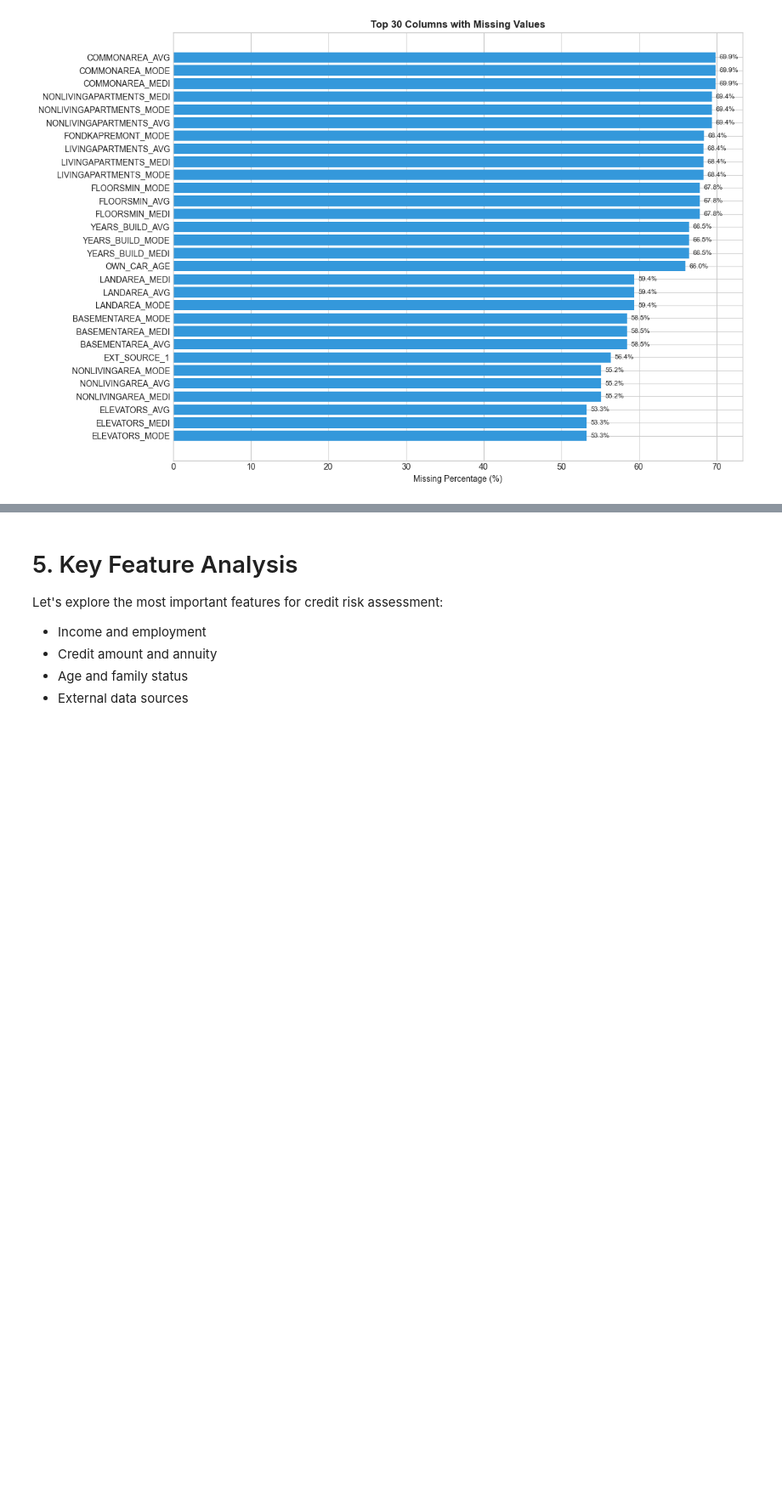
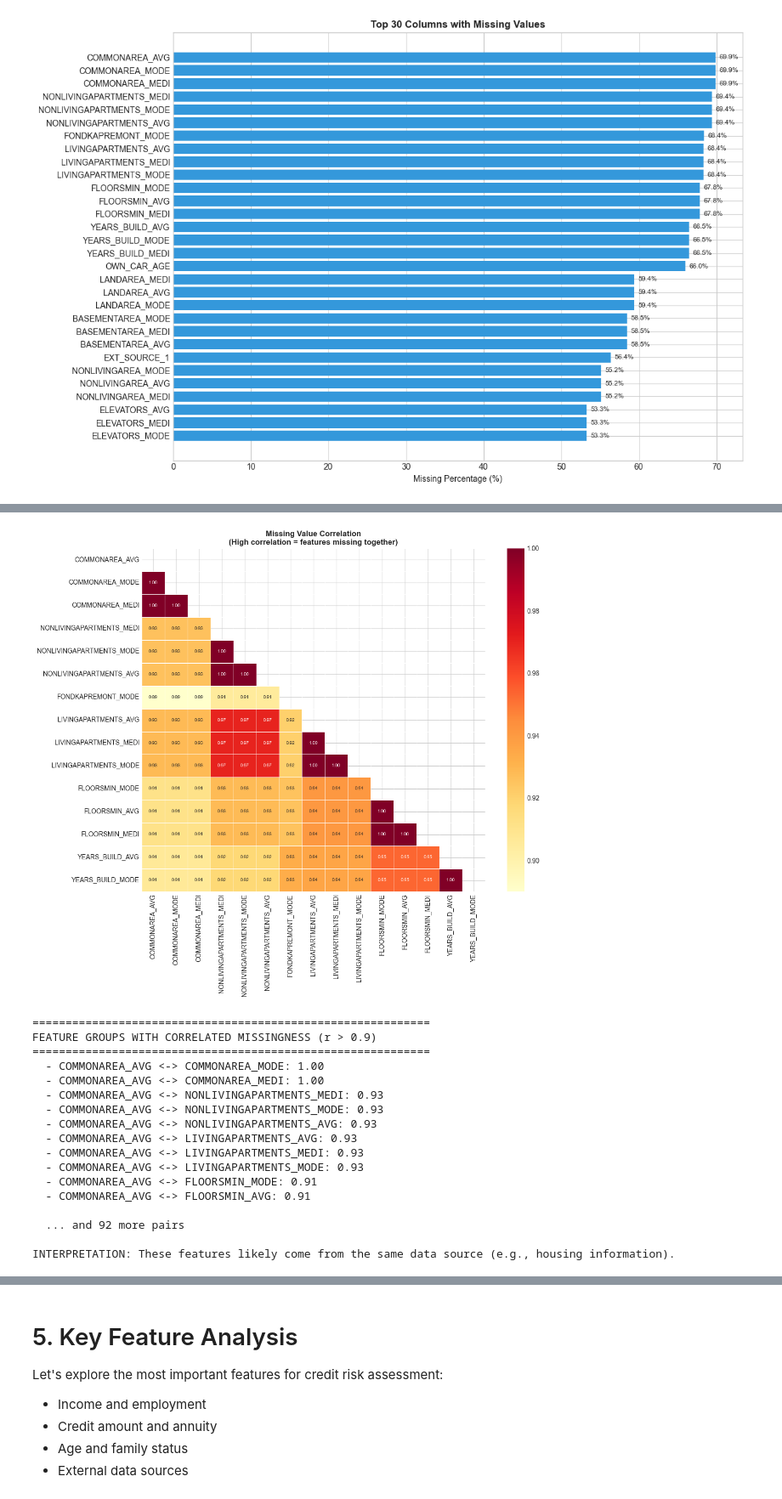
Before and after one commit to JuanCRuizA/credit-risk-early-warning-system, a Jupyter notebook: notebooks/01_eda.ipynb, the cells around one changed output, grey strips where cells are left out. Shown at 85% size. Saved outputs shown, nothing was run; the diff lists cells and outputs as text; code cells hidden in the pictures; blank space fills up the shorter version.

```diff
--- a/notebooks/01_eda.ipynb
+++ b/notebooks/01_eda.ipynb
@@ -1008,0 +1055,70 @@ plt.show()
+# %%
+# =============================================================================
+# MISSING VALUE CORRELATION - WHICH FEATURES ARE MISSING TOGETHER?
+# =============================================================================
+
+# Create missingness indicator dataframe for top columns with missing values
+missing_indicators = df[cols_with_missing[:15]].isnull().astype(int)
+
+# Calculate correlation of missingness
+missing_corr = missing_indicators.corr()
+
+# Plot
+fig, ax = plt.subplots(figsize=(12, 10))
+mask = np.triu(np.ones_like(missing_corr, dtype=bool))
+
+sns.heatmap(
+    missing_corr,
+    mask=mask,
+    annot=True,
+    fmt='.2f',
+    cmap='YlOrRd',
+    square=True,
+    linewidths=0.5,
+    ax=ax,
+    annot_kws={'size': 7}
+)
+
+ax.set_title('Missing Value Correlation\n(High correlation = features missing together)',
+             fontsize=12, fontweight='bold')
+plt.tight_layout()
+plt.savefig(PROJECT_ROOT / 'reports' / 'missing_correlation.png', dpi=150, bbox_inches='tight')
+plt.show()
+
+# Identify groups of features that are missing together
+print("=" * 60)
+print("FEATURE GROUPS WITH CORRELATED MISSINGNESS (r > 0.9)")
+print("=" * 60)
+
+high_missing_corr = []
+for i in range(len(missing_corr.columns)):
+    for j in range(i+1, len(missing_corr.columns)):
+        if missing_corr.iloc[i, j] > 0.9:
+            high_missing_corr.append(f"  - {missing_corr.columns[i]} <-> {missing_corr.columns[j]}: {missing_corr.iloc[i, j]:.2f}")
+
+if high_missing_corr:
+    for pair in high_missing_corr[:10]:  # Show top 10
+        print(pair)
+    print(f"\n  ... and {len(high_missing_corr) - 10} more pairs" if len(high_missing_corr) > 10 else "")
+    print("\nINTERPRETATION: These features likely come from the same data source (e.g., housing information).")
+else:
+    print("No features with missingness correlation > 0.9 found.")
+# %% [output]
+[figure, added]
+============================================================
+FEATURE GROUPS WITH CORRELATED MISSINGNESS (r > 0.9)
+============================================================
+  - COMMONAREA_AVG <-> COMMONAREA_MODE: 1.00
+  - COMMONAREA_AVG <-> COMMONAREA_MEDI: 1.00
+  - COMMONAREA_AVG <-> NONLIVINGAPARTMENTS_MEDI: 0.93
+  - COMMONAREA_AVG <-> NONLIVINGAPARTMENTS_MODE: 0.93
+  - COMMONAREA_AVG <-> NONLIVINGAPARTMENTS_AVG: 0.93
+  - COMMONAREA_AVG <-> LIVINGAPARTMENTS_AVG: 0.93
+  - COMMONAREA_AVG <-> LIVINGAPARTMENTS_MEDI: 0.93
+  - COMMONAREA_AVG <-> LIVINGAPARTMENTS_MODE: 0.93
+  - COMMONAREA_AVG <-> FLOORSMIN_MODE: 0.91
+  - COMMONAREA_AVG <-> FLOORSMIN_AVG: 0.91
+
+  ... and 92 more pairs
+
+INTERPRETATION: These features likely come from the same data source (e.g., housing information).
```
Also changed, not shown: parts of 18 cells of this notebook, 26 other files.
